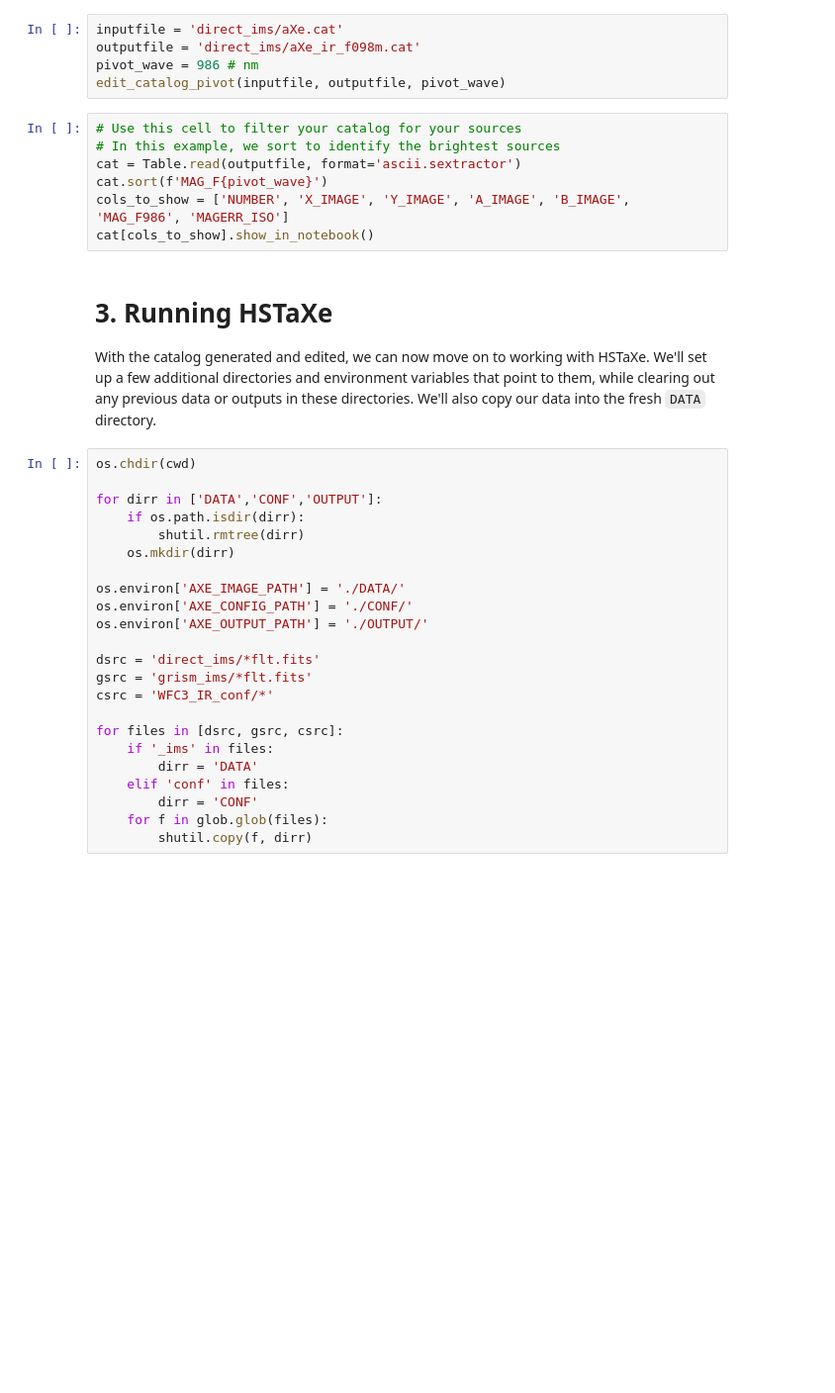
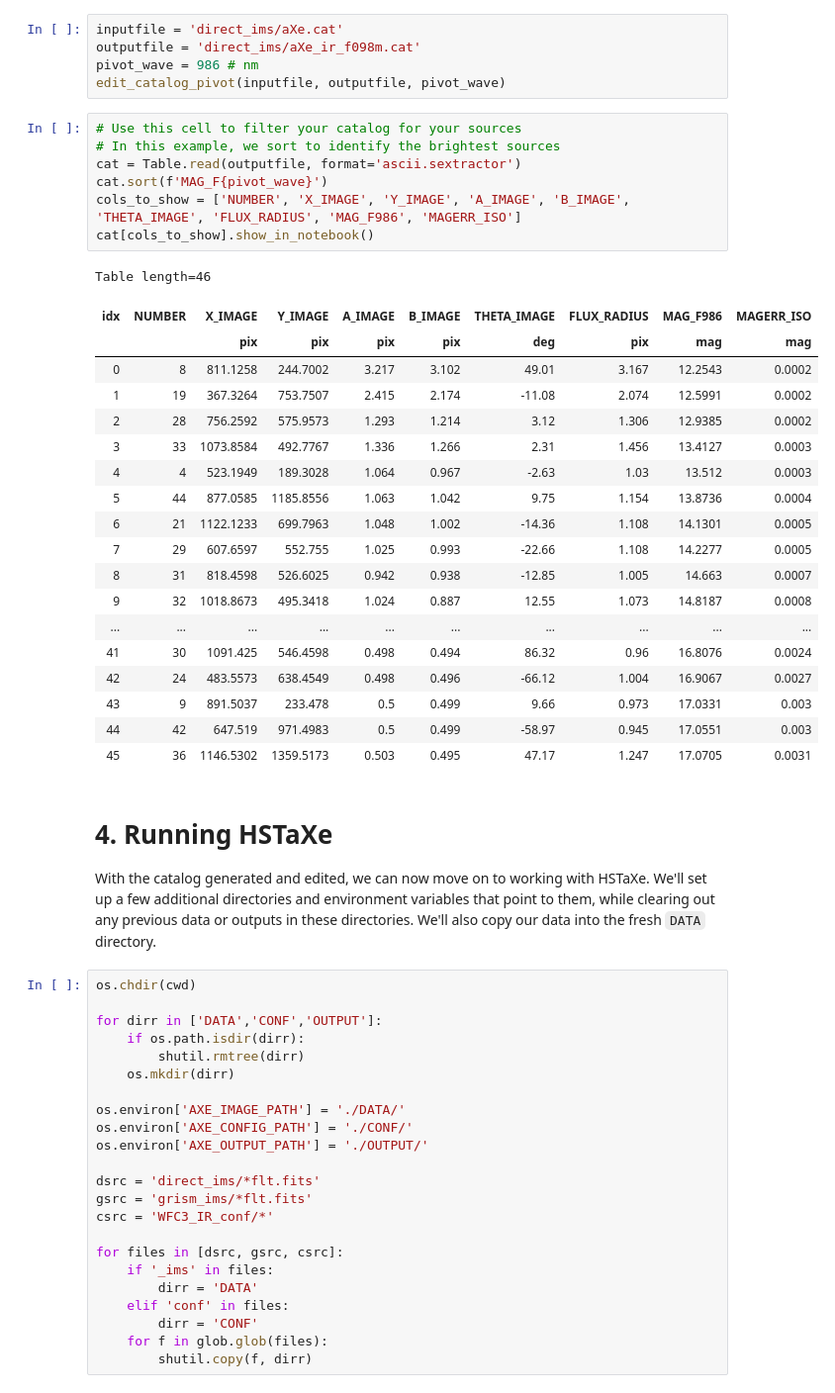
Before and after one commit to spacetelescope/hstaxe, a Jupyter notebook: cookbooks/WFC3/IR_basic_extraction/wfc3-basic-ir-hstaxe-cookbook.ipynb, the cells around one changed output. Shown at 99% size. Saved outputs shown, nothing was run; the diff lists cells and outputs as text; blank space fills up the shorter version.

```diff
--- a/cookbooks/WFC3/IR_basic_extraction/wfc3-basic-ir-hstaxe-cookbook.ipynb
+++ b/cookbooks/WFC3/IR_basic_extraction/wfc3-basic-ir-hstaxe-cookbook.ipynb
@@ -341,12 +668,32 @@ edit_catalog_pivot(inputfile, outputfile, pivot_wave)
 # %%
 # Use this cell to filter your catalog for your sources
 # In this example, we sort to identify the brightest sources
 cat = Table.read(outputfile, format='ascii.sextractor')
 cat.sort(f'MAG_F{pivot_wave}')
-cols_to_show = ['NUMBER', 'X_IMAGE', 'Y_IMAGE', 'A_IMAGE', 'B_IMAGE', 'MAG_F986', 'MAGERR_ISO']
+cols_to_show = ['NUMBER', 'X_IMAGE', 'Y_IMAGE', 'A_IMAGE', 'B_IMAGE', 'THETA_IMAGE', 'FLUX_RADIUS', 'MAG_F986', 'MAGERR_ISO']
 cat[cols_to_show].show_in_notebook()
+# %% [output]
+Table length=46
+| idx | NUMBER | X_IMAGE | Y_IMAGE | A_IMAGE | B_IMAGE | THETA_IMAGE | FLUX_RADIUS | MAG_F986 | MAGERR_ISO |
+|  |  | pix | pix | pix | pix | deg | pix | mag | mag |
+| 0 | 8 | 811.1258 | 244.7002 | 3.217 | 3.102 | 49.01 | 3.167 | 12.2543 | 0.0002 |
+| 1 | 19 | 367.3264 | 753.7507 | 2.415 | 2.174 | -11.08 | 2.074 | 12.5991 | 0.0002 |
+| 2 | 28 | 756.2592 | 575.9573 | 1.293 | 1.214 | 3.12 | 1.306 | 12.9385 | 0.0002 |
+| 3 | 33 | 1073.8584 | 492.7767 | 1.336 | 1.266 | 2.31 | 1.456 | 13.4127 | 0.0003 |
+| 4 | 4 | 523.1949 | 189.3028 | 1.064 | 0.967 | -2.63 | 1.03 | 13.512 | 0.0003 |
+| 5 | 44 | 877.0585 | 1185.8556 | 1.063 | 1.042 | 9.75 | 1.154 | 13.8736 | 0.0004 |
+| 6 | 21 | 1122.1233 | 699.7963 | 1.048 | 1.002 | -14.36 | 1.108 | 14.1301 | 0.0005 |
+| 7 | 29 | 607.6597 | 552.755 | 1.025 | 0.993 | -22.66 | 1.108 | 14.2277 | 0.0005 |
+| 8 | 31 | 818.4598 | 526.6025 | 0.942 | 0.938 | -12.85 | 1.005 | 14.663 | 0.0007 |
+| 9 | 32 | 1018.8673 | 495.3418 | 1.024 | 0.887 | 12.55 | 1.073 | 14.8187 | 0.0008 |
+| ... | ... | ... | ... | ... | ... | ... | ... | ... | ... |
+| 41 | 30 | 1091.425 | 546.4598 | 0.498 | 0.494 | 86.32 | 0.96 | 16.8076 | 0.0024 |
+| 42 | 24 | 483.5573 | 638.4549 | 0.498 | 0.496 | -66.12 | 1.004 | 16.9067 | 0.0027 |
+| 43 | 9 | 891.5037 | 233.478 | 0.5 | 0.499 | 9.66 | 0.973 | 17.0331 | 0.003 |
+| 44 | 42 | 647.519 | 971.4983 | 0.5 | 0.499 | -58.97 | 0.945 | 17.0551 | 0.003 |
+| 45 | 36 | 1146.5302 | 1359.5173 | 0.503 | 0.495 | 47.17 | 1.247 | 17.0705 | 0.0031 |
 # %% [markdown]
-# 3. Running HSTaXe<a id="aXe"></a>
+# 4. Running HSTaXe<a id="aXe"></a>
 
 With the catalog generated and edited, we can now move on to working with HSTaXe. We'll set up a few additional directories and environment variables that point to them, while clearing out any previous data or outputs in these directories. We'll also copy our data into the fresh `DATA` directory.
 # %%
```
Also changed, not shown: parts of 40 cells of this notebook.
